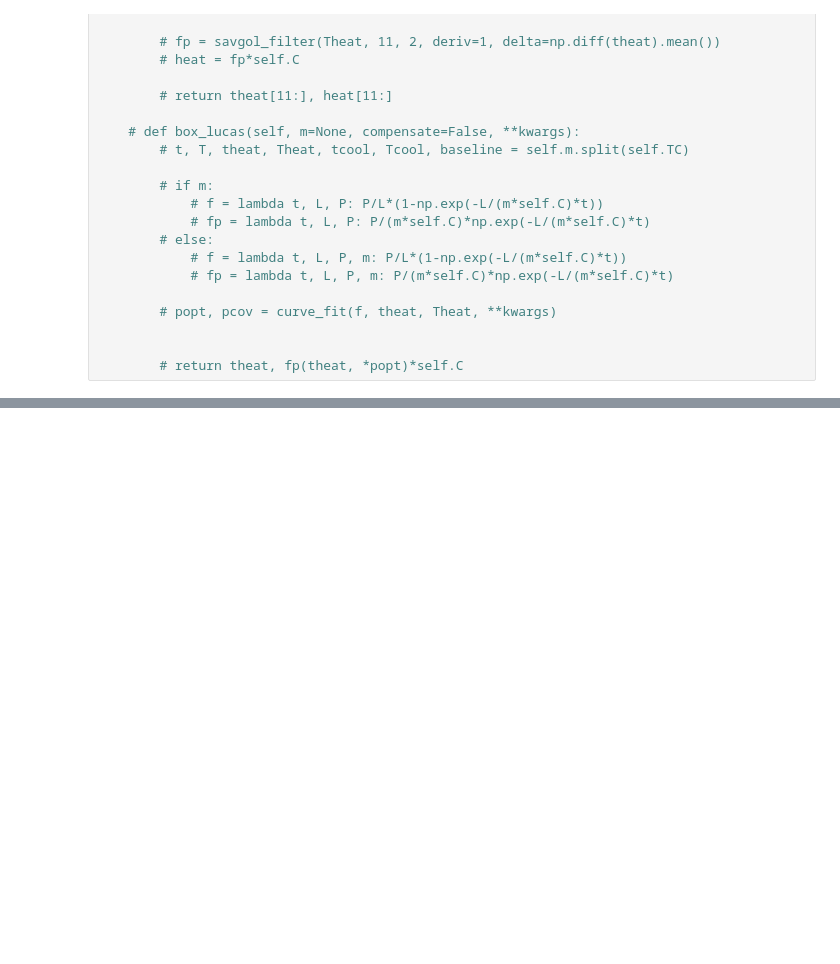
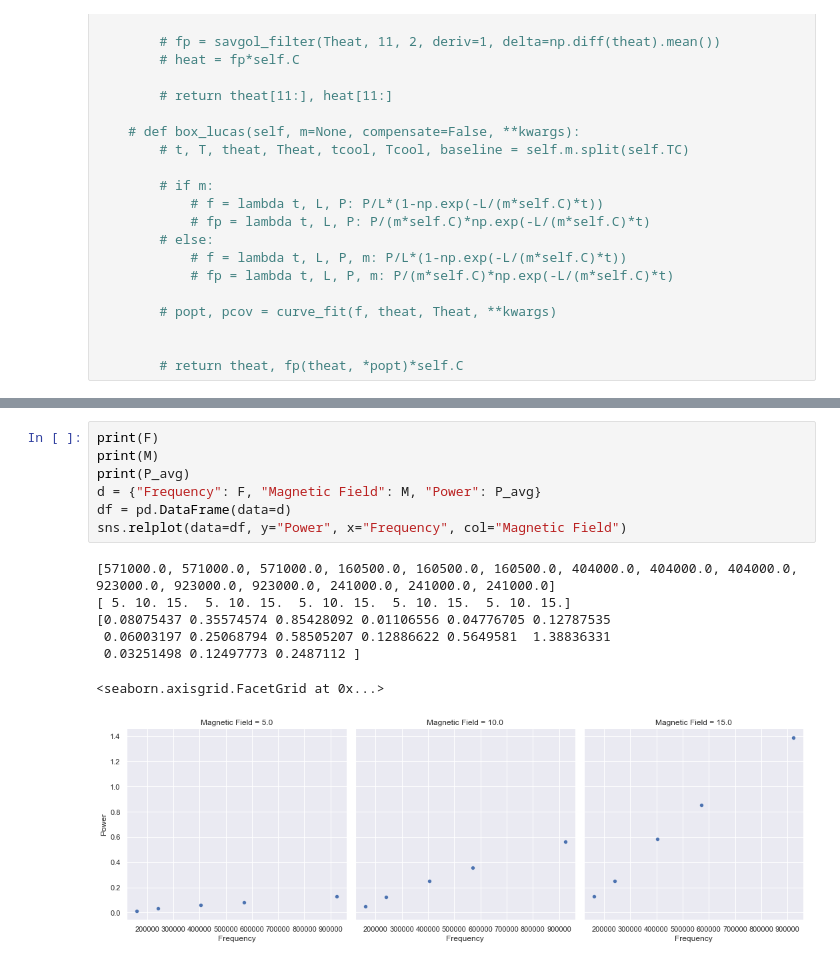
Before and after one commit to nicolai3008/magnetherm, a Jupyter notebook: magnetherm.ipynb, the cells around one changed output, grey strips where cells are left out. Cells and saved outputs as stored; diff of their text form; blank space fills up the shorter version.

```diff
--- a/magnetherm.ipynb
+++ b/magnetherm.ipynb
@@ -261,0 +267,15 @@ plt.show()
+# %%
+print(F)
+print(M)
+print(P_avg)
+d = {"Frequency": F, "Magnetic Field": M, "Power": P_avg}
+df = pd.DataFrame(data=d)
+sns.relplot(data=df, y="Power", x="Frequency", col="Magnetic Field")
+# %% [output]
+[571000.0, 571000.0, 571000.0, 160500.0, 160500.0, 160500.0, 404000.0, 404000.0, 404000.0, 923000.0, 923000.0, 923000.0, 241000.0, 241000.0, 241000.0]
+[ 5. 10. 15.  5. 10. 15.  5. 10. 15.  5. 10. 15.  5. 10. 15.]
+[0.08075437 0.35574574 0.85428092 0.01106556 0.04776705 0.12787535
+ 0.06003197 0.25068794 0.58505207 0.12886622 0.5649581  1.38836331
+ 0.03251498 0.12497773 0.2487112 ]
+<seaborn.axisgrid.FacetGrid at 0x...>
+[figure, added]
```
Also changed, not shown: parts of 5 cells of this notebook, 5 other files.
